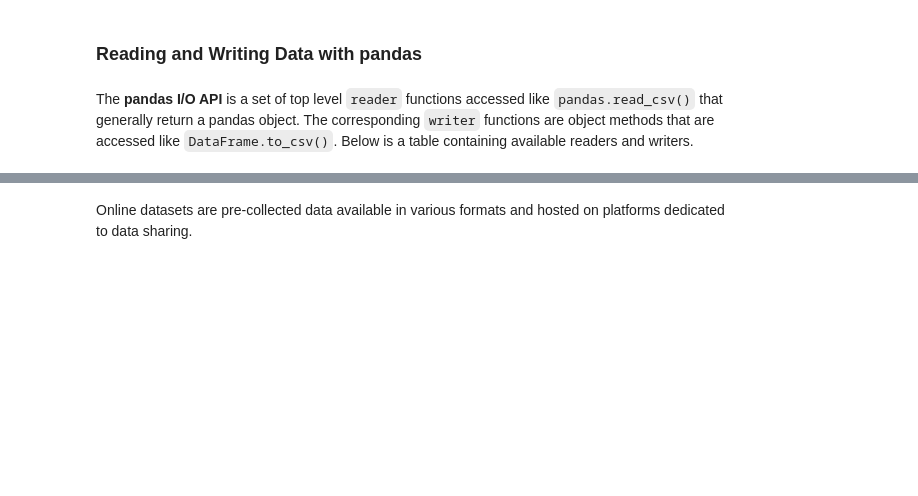
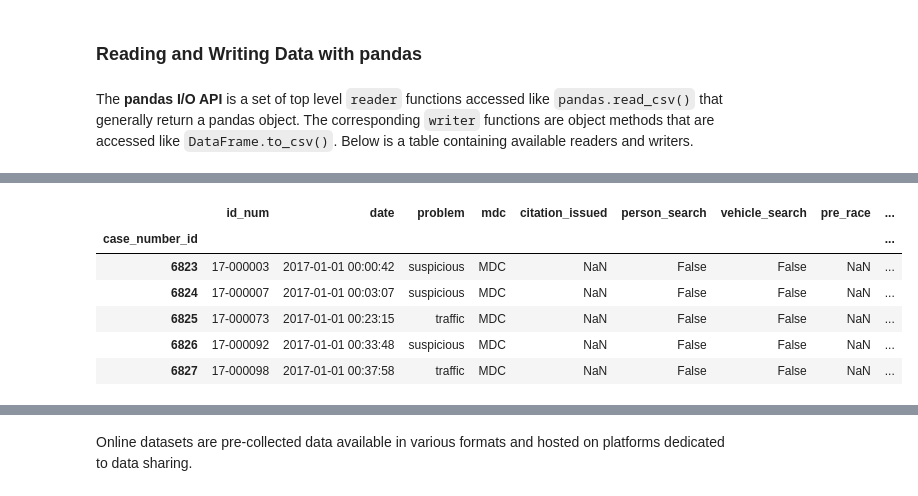
Before and after one commit to ervinstrmcnik/python-data-analytics, a Jupyter notebook: Part_04_Acquiring_Your_Data/Acquiring_Your_Data.ipynb, the cells around one changed output, grey strips where cells are left out. Saved outputs shown, nothing was run; the diff lists cells and outputs as text; code cells hidden in the pictures; blank space fills up the shorter version.

```diff
--- a/Part_04_Acquiring_Your_Data/Acquiring_Your_Data.ipynb
+++ b/Part_04_Acquiring_Your_Data/Acquiring_Your_Data.ipynb
@@ -271,0 +332,32 @@ The **pandas I/O API** is a set of top level `reader` functions accessed like `p
+# %%
+data = pd.read_csv(
+    data_folder_path / "mpls_stops.csv",
+    names=new_column_names,
+    skiprows=2,
+    engine="c",
+    true_values=["YES"],
+    false_values=["NO"],
+    index_col="case_number_id",
+    parse_dates=["date"],
+    date_format="%Y-%m-%d %H:%M:%S",
+    na_values=["Unknown"],
+    dtype={
+        "mdc": "category",
+        "problem": "category",
+        "pre_race": "category",
+        "race": "category",
+        "gender": "category",
+        "police_precinct": "int8",
+        "neighborhood": "category",
+    },
+)
+data.index = data.index.astype("int")
+data.head()
+# %% [output]
+|  | id_num | date | problem | mdc | citation_issued | person_search | vehicle_search | pre_race | ... |
+| case_number_id |  |  |  |  |  |  |  |  | ... |
+| 6823 | 17-000003 | 2017-01-01 00:00:42 | suspicious | MDC | NaN | False | False | NaN | ... |
+| 6824 | 17-000007 | 2017-01-01 00:03:07 | suspicious | MDC | NaN | False | False | NaN | ... |
+| 6825 | 17-000073 | 2017-01-01 00:23:15 | traffic | MDC | NaN | False | False | NaN | ... |
+| 6826 | 17-000092 | 2017-01-01 00:33:48 | suspicious | MDC | NaN | False | False | NaN | ... |
+| 6827 | 17-000098 | 2017-01-01 00:37:58 | traffic | MDC | NaN | False | False | NaN | ... |
```
Also changed, not shown: parts of 95 cells of this notebook, 12 other files.
